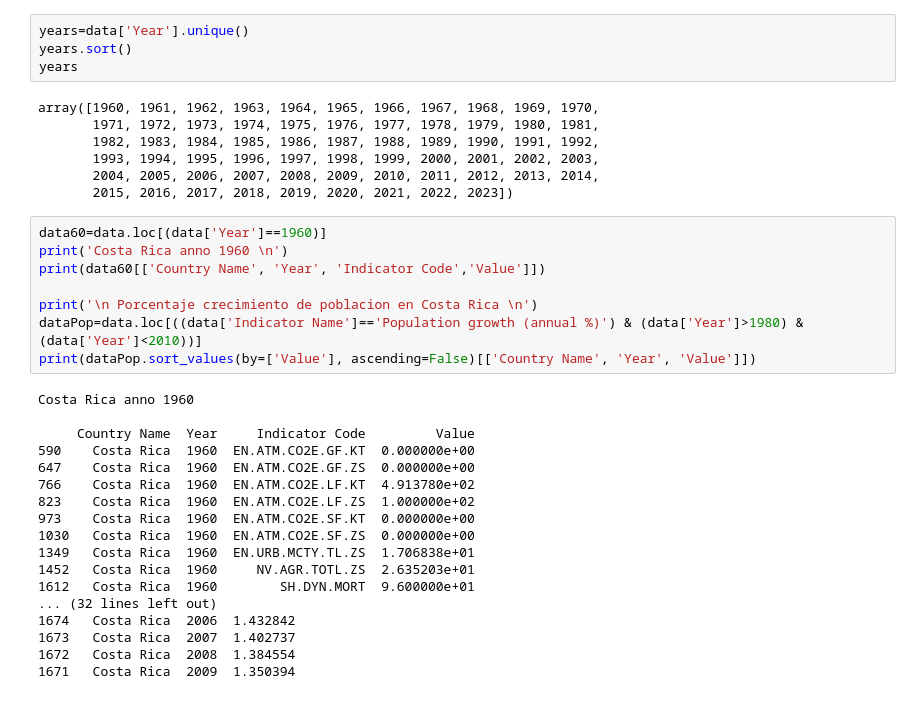
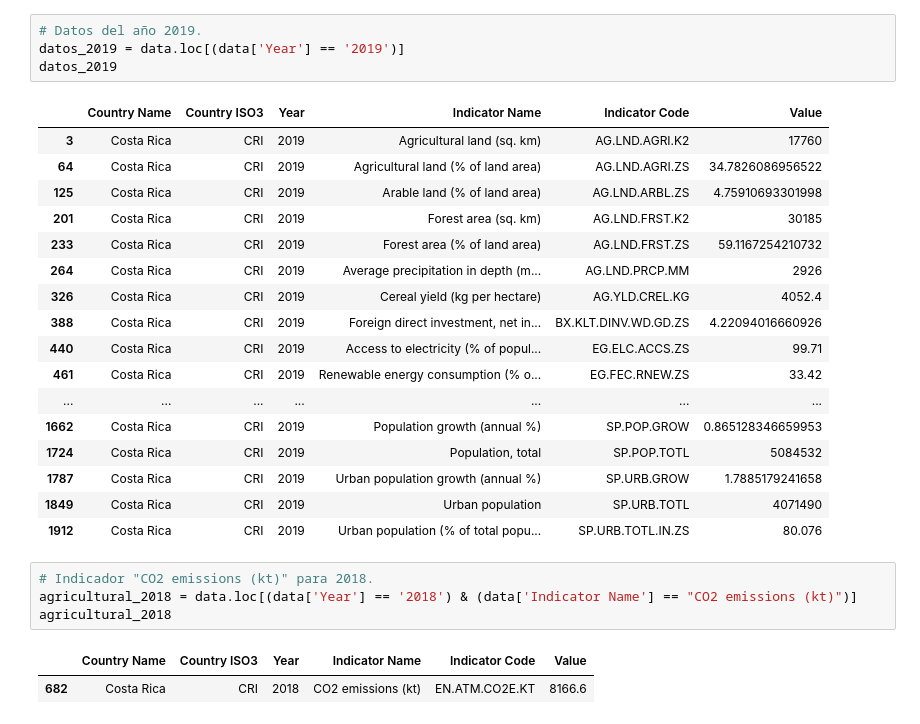
Before and after one commit to Sequro/IntroAD, a Jupyter notebook: TestCSVs.ipynb, the cells around one changed output. Drawn from its saved outputs; the diff is of its cells as text.

```diff
--- a/TestCSVs.ipynb
+++ b/TestCSVs.ipynb
@@ -49,40 +50,32 @@ array(['Agricultural land (sq. km)', 'Agricultural land (% of land area)',
        'Population growth (annual %)', 'Population, total',
        'Urban population growth (annual %)', 'Urban population',
        'Urban population (% of total population)'], dtype=object)
-# %%
-years=data['Year'].unique()
-years.sort()
-years
-# %% [output]
-array([1960, 1961, 1962, 1963, 1964, 1965, 1966, 1967, 1968, 1969, 1970,
-       1971, 1972, 1973, 1974, 1975, 1976, 1977, 1978, 1979, 1980, 1981,
-       1982, 1983, 1984, 1985, 1986, 1987, 1988, 1989, 1990, 1991, 1992,
-       1993, 1994, 1995, 1996, 1997, 1998, 1999, 2000, 2001, 2002, 2003,
-       2004, 2005, 2006, 2007, 2008, 2009, 2010, 2011, 2012, 2013, 2014,
-       2015, 2016, 2017, 2018, 2019, 2020, 2021, 2022, 2023])
-# %%
-data60=data.loc[(data['Year']==1960)]
-print('Costa Rica anno 1960 \n')
-print(data60[['Country Name', 'Year', 'Indicator Code','Value']])
-
-print('\n Porcentaje crecimiento de poblacion en Costa Rica \n')
-dataPop=data.loc[((data['Indicator Name']=='Population growth (annual %)') & (data['Year']>1980) & (data['Year']<2010))]
-print(dataPop.sort_values(by=['Value'], ascending=False)[['Country Name', 'Year', 'Value']])
-# %% [output]
-Costa Rica anno 1960
-
-     Country Name  Year     Indicator Code         Value
-590    Costa Rica  1960  EN.ATM.CO2E.GF.KT  0.000000e+00
-647    Costa Rica  1960  EN.ATM.CO2E.GF.ZS  0.000000e+00
-766    Costa Rica  1960  EN.ATM.CO2E.LF.KT  4.913780e+02
-823    Costa Rica  1960  EN.ATM.CO2E.LF.ZS  1.000000e+02
-973    Costa Rica  1960  EN.ATM.CO2E.SF.KT  0.000000e+00
-1030   Costa Rica  1960  EN.ATM.CO2E.SF.ZS  0.000000e+00
-1349   Costa Rica  1960  EN.URB.MCTY.TL.ZS  1.706838e+01
-1452   Costa Rica  1960     NV.AGR.TOTL.ZS  2.635203e+01
-1612   Costa Rica  1960        SH.DYN.MORT  9.600000e+01
-... (32 lines left out)
-1674   Costa Rica  2006  1.432842
-1673   Costa Rica  2007  1.402737
-1672   Costa Rica  2008  1.384554
-1671   Costa Rica  2009  1.350394
+# %%
+# Datos del año 2019.
+datos_2019 = data.loc[(data['Year'] == '2019')]
+datos_2019
+# %% [output]
+|  | Country Name | Country ISO3 | Year | Indicator Name | Indicator Code | Value |
+| 3 | Costa Rica | CRI | 2019 | Agricultural land (sq. km) | AG.LND.AGRI.K2 | 17760 |
+| 64 | Costa Rica | CRI | 2019 | Agricultural land (% of land area) | AG.LND.AGRI.ZS | 34.7826086956522 |
+| 125 | Costa Rica | CRI | 2019 | Arable land (% of land area) | AG.LND.ARBL.ZS | 4.75910693301998 |
+| 201 | Costa Rica | CRI | 2019 | Forest area (sq. km) | AG.LND.FRST.K2 | 30185 |
+| 233 | Costa Rica | CRI | 2019 | Forest area (% of land area) | AG.LND.FRST.ZS | 59.1167254210732 |
+| 264 | Costa Rica | CRI | 2019 | Average precipitation in depth (m... | AG.LND.PRCP.MM | 2926 |
+| 326 | Costa Rica | CRI | 2019 | Cereal yield (kg per hectare) | AG.YLD.CREL.KG | 4052.4 |
+| 388 | Costa Rica | CRI | 2019 | Foreign direct investment, net in... | BX.KLT.DINV.WD.GD.ZS | 4.22094016660926 |
+| 440 | Costa Rica | CRI | 2019 | Access to electricity (% of popul... | EG.ELC.ACCS.ZS | 99.71 |
+| 461 | Costa Rica | CRI | 2019 | Renewable energy consumption (% o... | EG.FEC.RNEW.ZS | 33.42 |
+| ... | ... | ... | ... | ... | ... | ... |
+| 1662 | Costa Rica | CRI | 2019 | Population growth (annual %) | SP.POP.GROW | 0.865128346659953 |
+| 1724 | Costa Rica | CRI | 2019 | Population, total | SP.POP.TOTL | 5084532 |
+| 1787 | Costa Rica | CRI | 2019 | Urban population growth (annual %) | SP.URB.GROW | 1.7885179241658 |
+| 1849 | Costa Rica | CRI | 2019 | Urban population | SP.URB.TOTL | 4071490 |
+| 1912 | Costa Rica | CRI | 2019 | Urban population (% of total popu... | SP.URB.TOTL.IN.ZS | 80.076 |
+# %%
+# Indicador "CO2 emissions (kt)" para 2018.
+agricultural_2018 = data.loc[(data['Year'] == '2018') & (data['Indicator Name'] == "CO2 emissions (kt)")]
+agricultural_2018
+# %% [output]
+|  | Country Name | Country ISO3 | Year | Indicator Name | Indicator Code | Value |
+| 682 | Costa Rica | CRI | 2018 | CO2 emissions (kt) | EN.ATM.CO2E.KT | 8166.6 |
```
Also changed, not shown: parts of 9 cells of this notebook.
